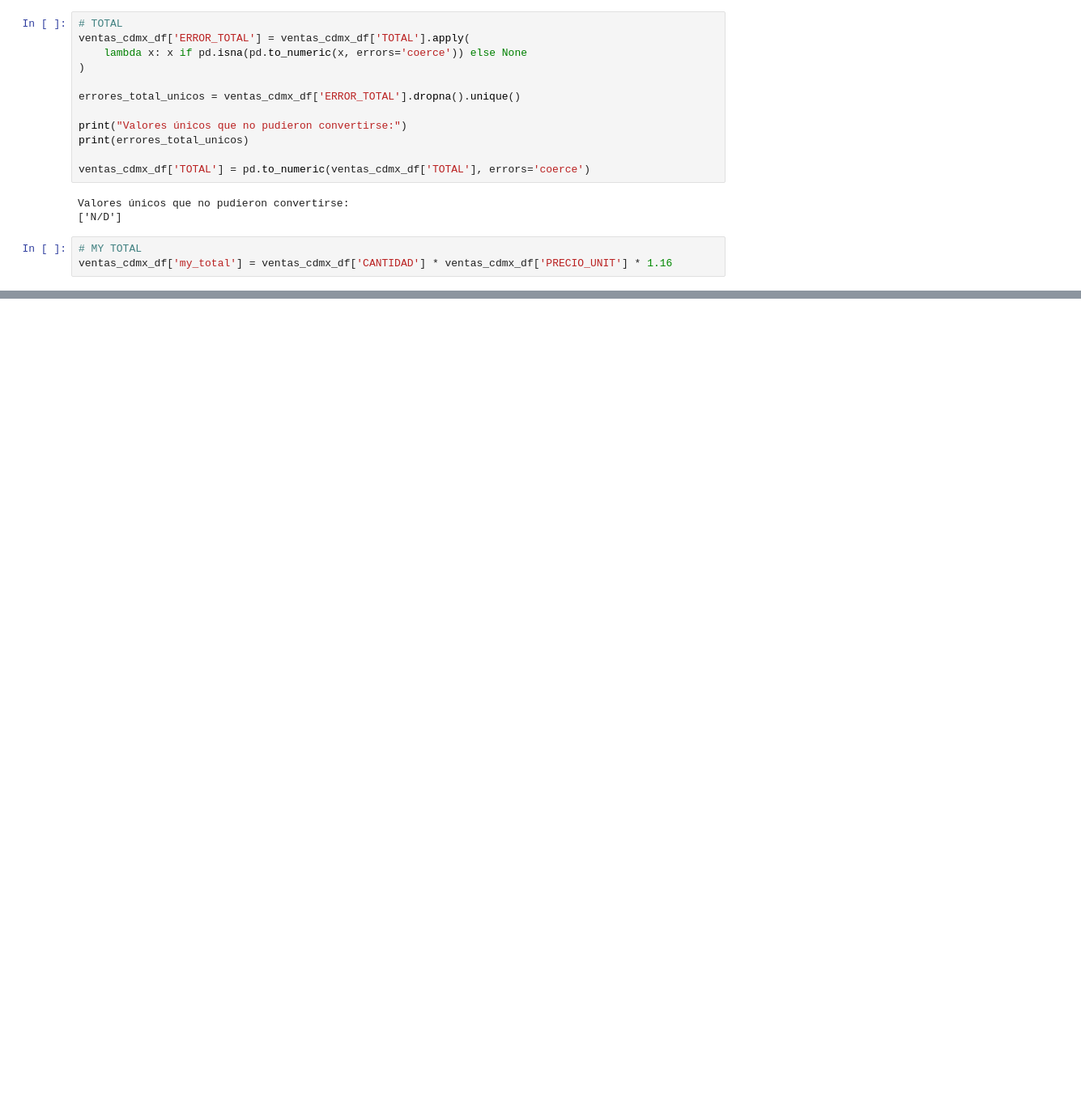
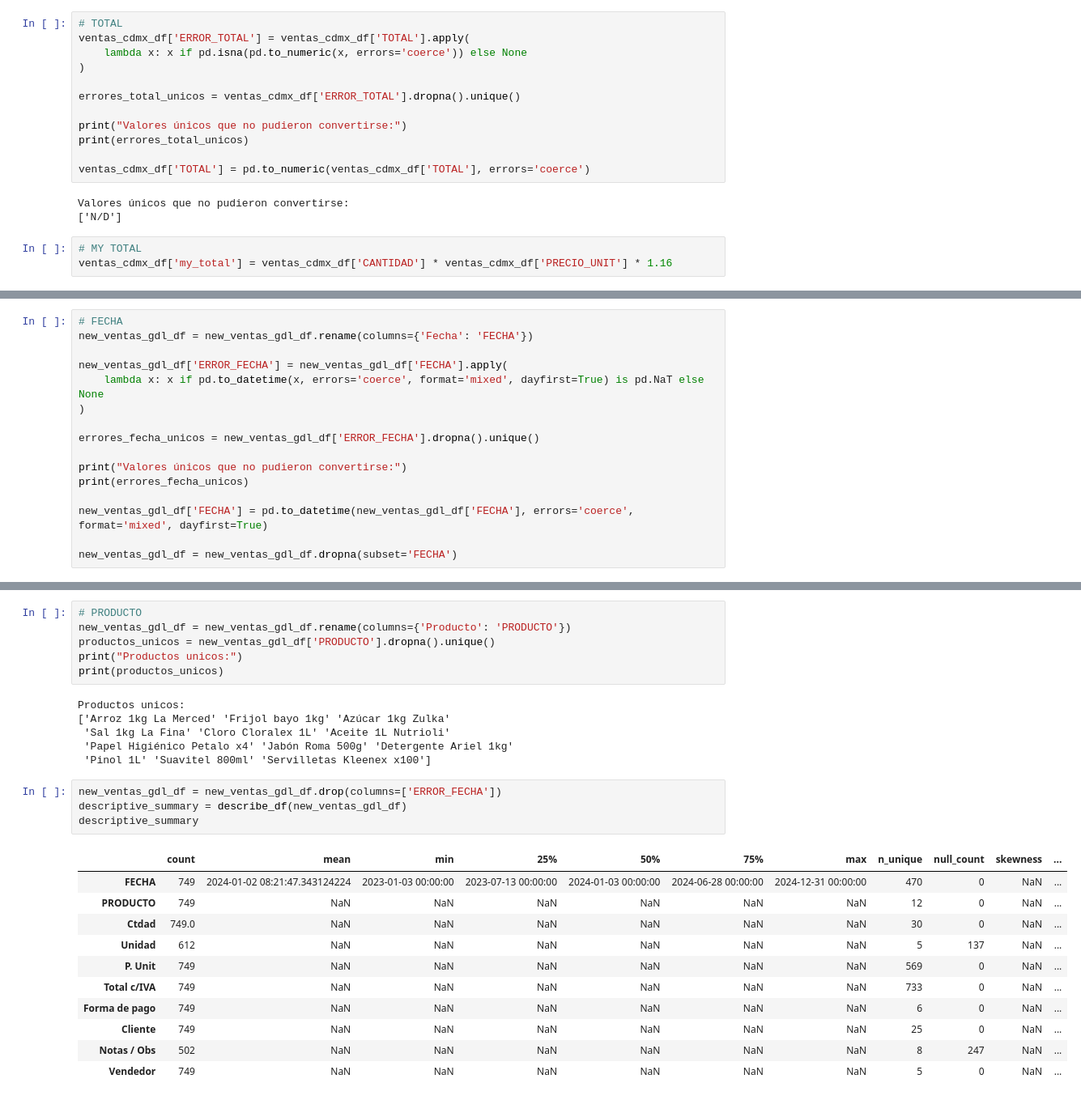
Before and after one commit to venomio5/dashboard-finanzas-sucursales, a Jupyter notebook: notebooks/1 clean_data.ipynb, the cells around one changed output, grey strips where cells are left out. Shown at 81% size. Saved outputs shown, nothing was run; the diff lists cells and outputs as text; blank space fills up the shorter version.

```diff
--- a/notebooks/1 clean_data.ipynb
+++ b/notebooks/1 clean_data.ipynb
@@ -134,0 +167,16 @@ descriptive_summary
+# %%
+# FECHA
+new_ventas_gdl_df = new_ventas_gdl_df.rename(columns={'Fecha': 'FECHA'})
+
+new_ventas_gdl_df['ERROR_FECHA'] = new_ventas_gdl_df['FECHA'].apply(
+    lambda x: x if pd.to_datetime(x, errors='coerce', format='mixed', dayfirst=True) is pd.NaT else None
+)
+
+errores_fecha_unicos = new_ventas_gdl_df['ERROR_FECHA'].dropna().unique()
+
+print("Valores únicos que no pudieron convertirse:")
+print(errores_fecha_unicos)
+
+new_ventas_gdl_df['FECHA'] = pd.to_datetime(new_ventas_gdl_df['FECHA'], errors='coerce', format='mixed', dayfirst=True)
+
+new_ventas_gdl_df = new_ventas_gdl_df.dropna(subset='FECHA')
@@ -134,0 +193,28 @@ descriptive_summary
+# %%
+# PRODUCTO
+new_ventas_gdl_df = new_ventas_gdl_df.rename(columns={'Producto': 'PRODUCTO'})
+productos_unicos = new_ventas_gdl_df['PRODUCTO'].dropna().unique()
+print("Productos unicos:")
+print(productos_unicos)
+# %% [output]
+Productos unicos:
+['Arroz 1kg La Merced' 'Frijol bayo 1kg' 'Azúcar 1kg Zulka'
+ 'Sal 1kg La Fina' 'Cloro Cloralex 1L' 'Aceite 1L Nutrioli'
+ 'Papel Higiénico Petalo x4' 'Jabón Roma 500g' 'Detergente Ariel 1kg'
+ 'Pinol 1L' 'Suavitel 800ml' 'Servilletas Kleenex x100']
+# %%
+new_ventas_gdl_df = new_ventas_gdl_df.drop(columns=['ERROR_FECHA'])
+descriptive_summary = describe_df(new_ventas_gdl_df)
+descriptive_summary
+# %% [output]
+|  | count | mean | min | 25% | 50% | 75% | max | n_unique | null_count | skewness | ... |
+| FECHA | 749 | 2024-01-02 08:21:47.343124224 | 2023-01-03 00:00:00 | 2023-07-13 00:00:00 | 2024-01-03 00:00:00 | 2024-06-28 00:00:00 | 2024-12-31 00:00:00 | 470 | 0 | NaN | ... |
+| PRODUCTO | 749 | NaN | NaN | NaN | NaN | NaN | NaN | 12 | 0 | NaN | ... |
+| Ctdad | 749.0 | NaN | NaN | NaN | NaN | NaN | NaN | 30 | 0 | NaN | ... |
+| Unidad | 612 | NaN | NaN | NaN | NaN | NaN | NaN | 5 | 137 | NaN | ... |
+| P. Unit | 749 | NaN | NaN | NaN | NaN | NaN | NaN | 569 | 0 | NaN | ... |
+| Total c/IVA | 749 | NaN | NaN | NaN | NaN | NaN | NaN | 733 | 0 | NaN | ... |
+| Forma de pago | 749 | NaN | NaN | NaN | NaN | NaN | NaN | 6 | 0 | NaN | ... |
+| Cliente | 749 | NaN | NaN | NaN | NaN | NaN | NaN | 25 | 0 | NaN | ... |
+| Notas / Obs | 502 | NaN | NaN | NaN | NaN | NaN | NaN | 8 | 247 | NaN | ... |
+| Vendedor | 749 | NaN | NaN | NaN | NaN | NaN | NaN | 5 | 0 | NaN | ... |
```
Also changed, not shown: parts of 3 cells of this notebook.
